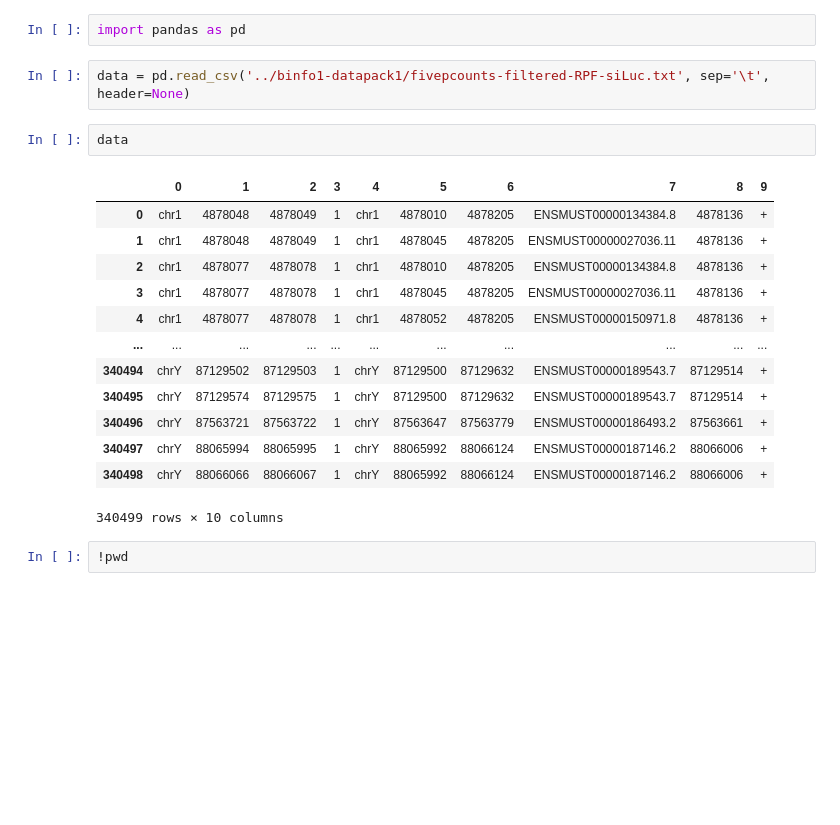
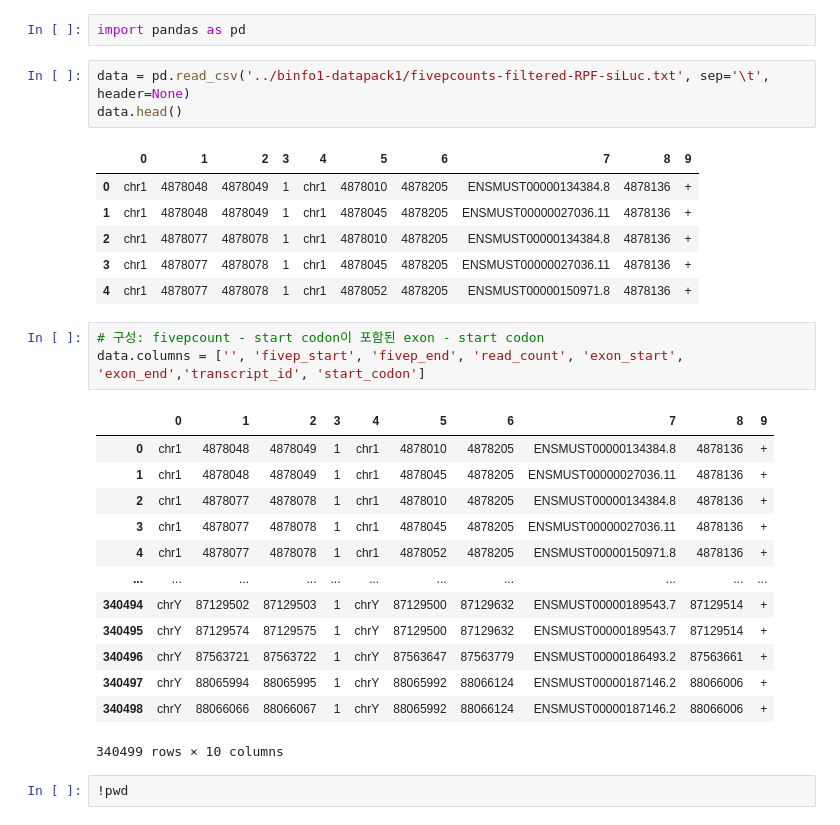
Before and after one commit to babaling/2021bioinfo1, a Jupyter notebook: Mission/Mission 2.ipynb, the cells around one changed output. Drawn from its saved outputs; the diff is of its cells as text; blank space fills up the shorter version.

```diff
--- a/Mission/Mission 2.ipynb
+++ b/Mission/Mission 2.ipynb
@@ -137,22 +144,31 @@ chr1    4878103 4878104 1       chr1    4878045 4878205 ENSMUST00000027036.11
 import pandas as pd
 # %%
 data = pd.read_csv('../binfo1-datapack1/fivepcounts-filtered-RPF-siLuc.txt', sep='\t', header=None)
+data.head()
+# %% [output]
+|  | 0 | 1 | 2 | 3 | 4 | 5 | 6 | 7 | 8 | 9 |
+| 0 | chr1 | 4878048 | 4878049 | 1 | chr1 | 4878010 | 4878205 | ENSMUST00000134384.8 | 4878136 | + |
+| 1 | chr1 | 4878048 | 4878049 | 1 | chr1 | 4878045 | 4878205 | ENSMUST00000027036.11 | 4878136 | + |
+| 2 | chr1 | 4878077 | 4878078 | 1 | chr1 | 4878010 | 4878205 | ENSMUST00000134384.8 | 4878136 | + |
+| 3 | chr1 | 4878077 | 4878078 | 1 | chr1 | 4878045 | 4878205 | ENSMUST00000027036.11 | 4878136 | + |
+| 4 | chr1 | 4878077 | 4878078 | 1 | chr1 | 4878052 | 4878205 | ENSMUST00000150971.8 | 4878136 | + |
-# %%
-data
-# %% [output]
-|  | 0 | 1 | 2 | 3 | 4 | 5 | 6 | 7 | 8 | 9 |
-| 0 | chr1 | 4878048 | 4878049 | 1 | chr1 | 4878010 | 4878205 | ENSMUST00000134384.8 | 4878136 | + |
-| 1 | chr1 | 4878048 | 4878049 | 1 | chr1 | 4878045 | 4878205 | ENSMUST00000027036.11 | 4878136 | + |
-| 2 | chr1 | 4878077 | 4878078 | 1 | chr1 | 4878010 | 4878205 | ENSMUST00000134384.8 | 4878136 | + |
-| 3 | chr1 | 4878077 | 4878078 | 1 | chr1 | 4878045 | 4878205 | ENSMUST00000027036.11 | 4878136 | + |
-| 4 | chr1 | 4878077 | 4878078 | 1 | chr1 | 4878052 | 4878205 | ENSMUST00000150971.8 | 4878136 | + |
-| ... | ... | ... | ... | ... | ... | ... | ... | ... | ... | ... |
-| 340494 | chrY | 87129502 | 87129503 | 1 | chrY | 87129500 | 87129632 | ENSMUST00000189543.7 | 87129514 | + |
-| 340495 | chrY | 87129574 | 87129575 | 1 | chrY | 87129500 | 87129632 | ENSMUST00000189543.7 | 87129514 | + |
-| 340496 | chrY | 87563721 | 87563722 | 1 | chrY | 87563647 | 87563779 | ENSMUST00000186493.2 | 87563661 | + |
-| 340497 | chrY | 88065994 | 88065995 | 1 | chrY | 88065992 | 88066124 | ENSMUST00000187146.2 | 88066006 | + |
-| 340498 | chrY | 88066066 | 88066067 | 1 | chrY | 88065992 | 88066124 | ENSMUST00000187146.2 | 88066006 | + |
-340499 rows × 10 columns
+# %%
+# 구성: fivepcount - start codon이 포함된 exon - start codon
+data.columns = ['', 'fivep_start', 'fivep_end', 'read_count', 'exon_start', 'exon_end','transcript_id', 'start_codon']
+# %% [output]
+|  | 0 | 1 | 2 | 3 | 4 | 5 | 6 | 7 | 8 | 9 |
+| 0 | chr1 | 4878048 | 4878049 | 1 | chr1 | 4878010 | 4878205 | ENSMUST00000134384.8 | 4878136 | + |
+| 1 | chr1 | 4878048 | 4878049 | 1 | chr1 | 4878045 | 4878205 | ENSMUST00000027036.11 | 4878136 | + |
+| 2 | chr1 | 4878077 | 4878078 | 1 | chr1 | 4878010 | 4878205 | ENSMUST00000134384.8 | 4878136 | + |
+| 3 | chr1 | 4878077 | 4878078 | 1 | chr1 | 4878045 | 4878205 | ENSMUST00000027036.11 | 4878136 | + |
+| 4 | chr1 | 4878077 | 4878078 | 1 | chr1 | 4878052 | 4878205 | ENSMUST00000150971.8 | 4878136 | + |
+| ... | ... | ... | ... | ... | ... | ... | ... | ... | ... | ... |
+| 340494 | chrY | 87129502 | 87129503 | 1 | chrY | 87129500 | 87129632 | ENSMUST00000189543.7 | 87129514 | + |
+| 340495 | chrY | 87129574 | 87129575 | 1 | chrY | 87129500 | 87129632 | ENSMUST00000189543.7 | 87129514 | + |
+| 340496 | chrY | 87563721 | 87563722 | 1 | chrY | 87563647 | 87563779 | ENSMUST00000186493.2 | 87563661 | + |
+| 340497 | chrY | 88065994 | 88065995 | 1 | chrY | 88065992 | 88066124 | ENSMUST00000187146.2 | 88066006 | + |
+| 340498 | chrY | 88066066 | 88066067 | 1 | chrY | 88065992 | 88066124 | ENSMUST00000187146.2 | 88066006 | + |
+340499 rows × 10 columns
 # %%
 !pwd
 # %% [output]
```
Also changed, not shown: parts of 2 cells of this notebook.
